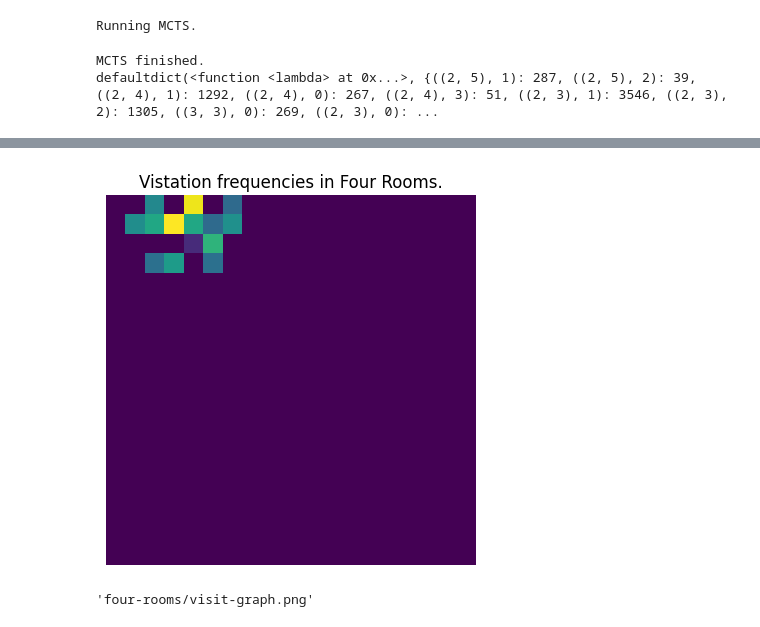
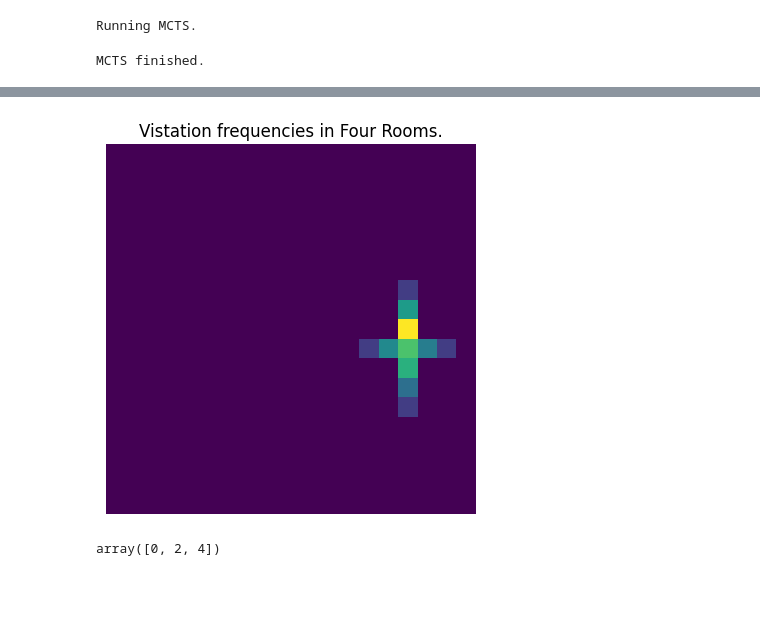
Before and after one commit to Lukeroberto/rl-refresher, a Jupyter notebook: mcts/mcts.ipynb, the cells around one changed output, grey strips where cells are left out. Drawn from its saved outputs; the diff is of its cells as text; code cells hidden in the pictures; blank space fills up the shorter version.

```diff
--- a/mcts/mcts.ipynb
+++ b/mcts/mcts.ipynb
@@ -204,6 +234,19 @@ obs = env.reset()
 action, root = MCTS(obs, model, {"iters": 5000}).search()
 graph = unpack(root, graphviz.Digraph(), set(), action_map=action_map)
 graph.render("./frozen-lake/visit-tree", format="png")
+
+freqs = unpack_visits(root)
+
+grid = np.zeros((4, 4))
+for l, visits in freqs.items():
+    grid[np.unravel_index(l, (4,4))] += visits
+
+grid = np.log(grid)
+grid[grid == -np.inf] = 0
+plt.imshow(grid)
+plt.title("Vistation frequencies in Four Rooms.")
+plt.axis("off")
+graph
 # %% [output]
 Running MCTS.
 MCTS finished.
@@ -214,7 +258,7 @@ env = gym.make("FrozenLake-v1", map_name="8x8", is_slippery=False)
 model = FrozenLakeModel(env.P)
 nS = flatdim(env.observation_space)
 V = np.zeros(nS)
-for i in trange(env.observation_space.n):
+for i in tqdm(range(env.observation_space.n)):
     _, values = MCTS(i, model, {"iters": 100}).search()
     V[i] = np.mean([child.value for child in values.children.values()])
 
@@ -238,7 +305,7 @@ class FourRoomsModel:
         return env.step(action)
 
     def actions(self, obs) -> list[int]:
-        return list(range(env.action_space.n))
+        return list(range(env.action_space.n - 4))
 
 class FourRoomsEnvPos(FourRoomsEnv):
     def __init__(self, agent_pos=None, goal_pos=None, **kwargs):
@@ -247,7 +314,7 @@ class FourRoomsEnvPos(FourRoomsEnv):
 
     def step(self, action):
         _, r, terminated, truncated, _ = super().step(action)
-        return (self.agent_pos, self.agent_dir), r, terminated or truncated, _
+        return (self.agent_pos, self.agent_dir), int(self.agent_pos == self._goal_default_pos), terminated or truncated, _
 
     def reset(self, seed=None):
         obs, _ = super().reset(seed=seed)
@@ -277,26 +342,28 @@ plt.savefig("./four-rooms/env")
 # %%
 model = FourRoomsModel()
-env = FourRoomsEnvPos(agent_pos=(2,2), goal_pos=(16,16))
+env = FourRoomsEnvPos(agent_pos=(15, 9), goal_pos=(16,16))
 
 obs = env.reset(seed=42)
-action, root = MCTS(obs, model, {"iters": 10000, "sim_depth": 5}).search()
+# mcts = MCTS(obs, model, {"iters": 2000, "sim_depth": 5, "heuristic": [0.0, 0.0, 0.0, 0.0, 0.0, 1.0]})
+# action, root = MCTS(obs, model, {"iters": 5000, "sim_depth": 1, "expansion_heuristic": np.array([1/3, 1/3, 1/3, 0, 0, 0, 0])}).search()
+action, root = MCTS(obs, model, {"iters": 200, "sim_depth": 80}).search()
 
-freqs = unpack_visits(root)
-print(freqs)
+freqs = unpack_visits(root, visit_freqs=defaultdict(lambda: 0))
+
 grid = np.zeros((19, 19))
-
 for loc, visits in freqs.items():
-    grid[loc[1], loc[0]] = visits
+    grid[loc[0][1], loc[0][0]] += visits
 
 grid = np.log(grid)
 grid[grid == -np.inf] = 0
 plt.imshow(grid)
 plt.title("Vistation frequencies in Four Rooms.")
 plt.axis("off")
-plt.savefig("./four-rooms/visits")
+# plt.savefig("./four-rooms/visits.png")
 
-# unpack(root, graphviz.Digraph(), set(), action_map=action_map)
+graph = unpack(root, graphviz.Digraph(), set(), action_map=action_map)
+# graph.render()
+graph
 # %% [output]
 Running MCTS.
 MCTS finished.
-defaultdict(<function <lambda> at 0x...>, {((2, 5), 1): 287, ((2, 5), 2): 39, ((2, 4), 1): 1292, ((2, 4), 0): 267, ((2, 4), 3): 51, ((2, 3), 1): 3546, ((2, 3), 2): 1305, ((3, 3), 0): 269, ((2, 3), 0): ...
@@ -303,6 +371,6 @@ defaultdict(<function <lambda> at 0x...>, {((2, 5), 1): 287, ((2, 5), 2): 39, ((
-[figure, old version]
+[figure, new version]
-# %%
-graph = unpack(root, graphviz.Digraph(), set(), action_map=action_map)
-graph.render("./four-rooms/visit-graph", format="png")
-# %% [output]
-'four-rooms/visit-graph.png'
+# %%
+a = np.array([0, 1, 2, 3, 4])
+a[[0, 2, 4]]
+# %% [output]
+array([0, 2, 4])
```
Also changed, not shown: parts of 7 cells of this notebook, 1 other file.
